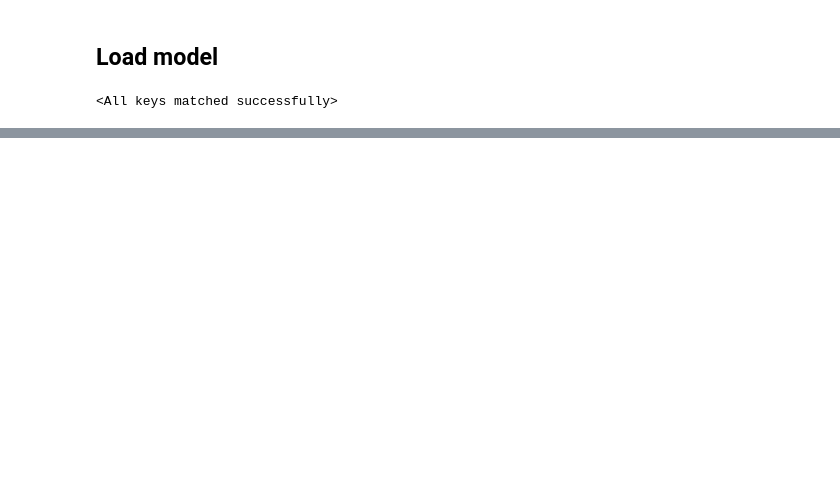
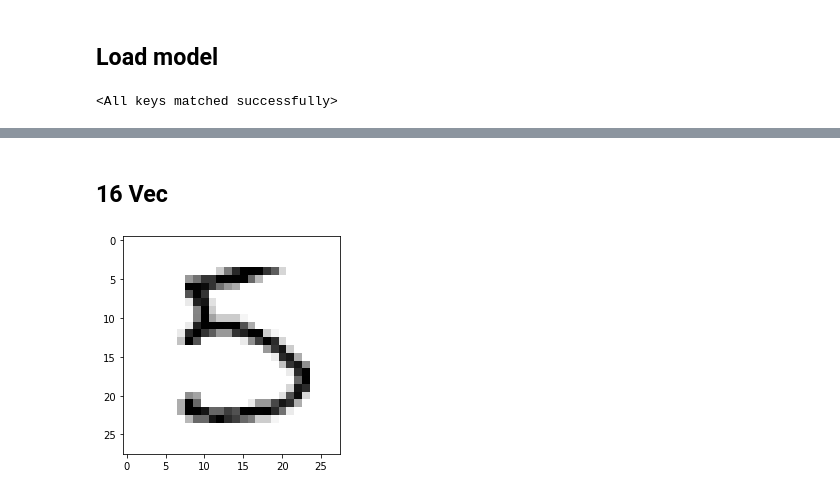
Before and after one commit to VIVelev/capsnets, a Jupyter notebook: playground.ipynb, the cells around one changed output, grey strips where cells are left out. Saved outputs shown, nothing was run; the diff lists cells and outputs as text; code cells hidden in the pictures; blank space fills up the shorter version.

```diff
--- a/playground.ipynb
+++ b/playground.ipynb
@@ -74,0 +35,6 @@ imshow(reconstruction[0].detach().view(28, 28).numpy())
+# %% [markdown]
+## 16 Vec
+# %%
+imshow(image)
+# %% [output]
+[figure, added]
```
Also changed, not shown: parts of 16 cells of this notebook, 1 other file.
